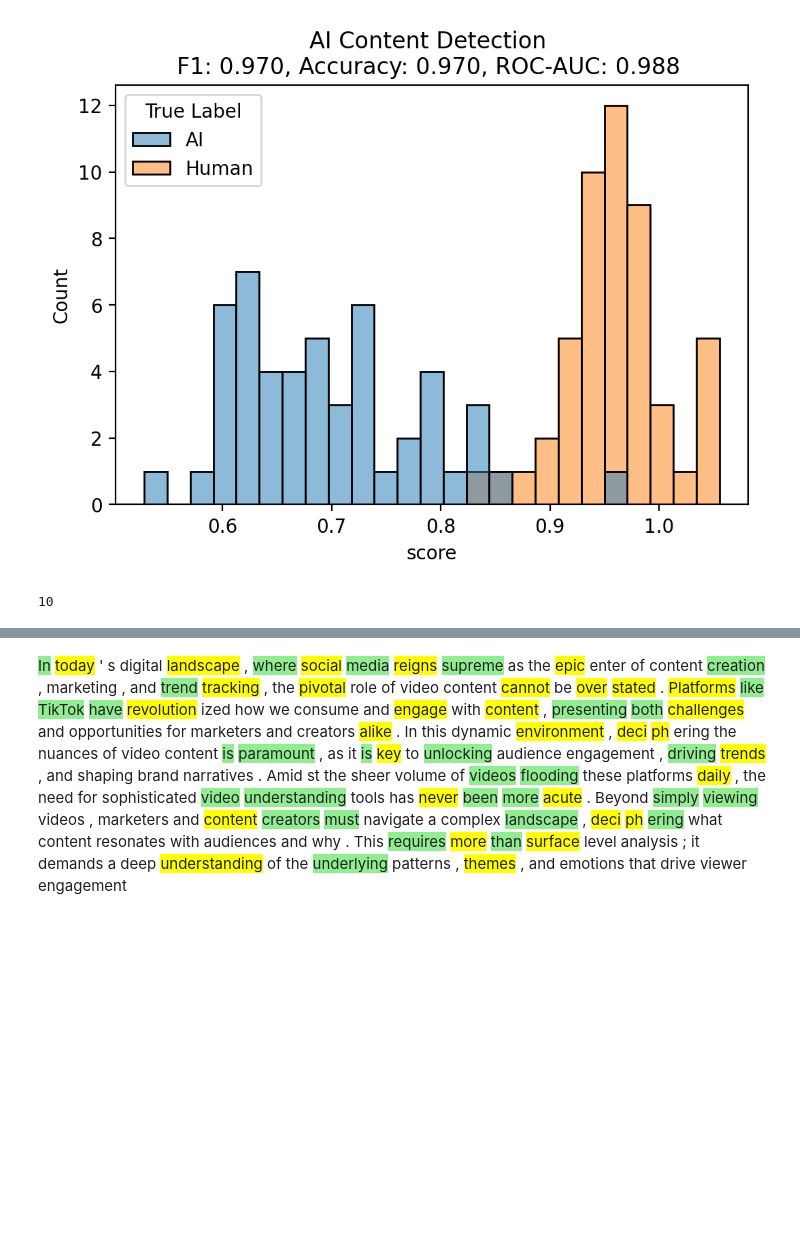
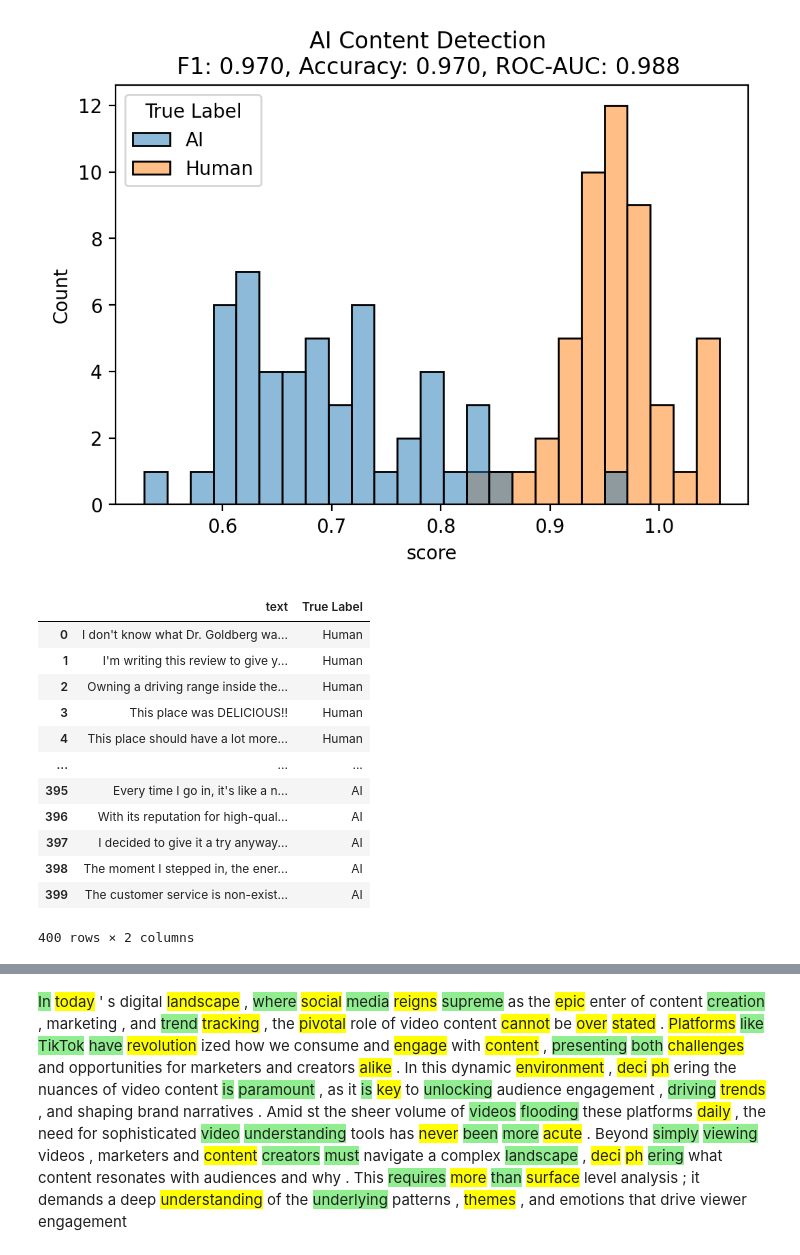
Before and after one commit to wangjing0/ai_detector, a Jupyter notebook: detector.ipynb, the cells around one changed output, grey strips where cells are left out. Cells and saved outputs as stored; diff of their text form; code cells hidden in the pictures; blank space fills up the shorter version.

```diff
--- a/detector.ipynb
+++ b/detector.ipynb
@@ -255,12 +266,3 @@ plt.title(f"AI Content Detection \nF1: {metrics['f1']:.3f}, Accuracy: {metrics['
 plt.show()#plt.savefig('score.png', bbox_inches='tight')
 # %% [output]
 [figure]
-# %%
-import glob, json
-
-filenames = []
-for folder in ['open_orca','cc_news' , 'cnn', 'pubmed']:
-    filenames.extend(glob.glob(f'data/core/{folder}/*.jsonl') )
-len(filenames)
-# %% [output]
-10
@@ -267 +271,22 @@ len(filenames)
+# %%
+with open('data/m4/m4_dataset_raw/yelp_review_2800.json', 'r') as f:
+    data = json.load(f)
+
+df = pandas.DataFrame([{'text': d['start'], 'True Label': "Human"} for d in data][:200] + \
+     [{'text': d['paraphrase_dipper_llm'], 'True Label': "AI"} for d in data if 'paraphrase_dipper_llm' in d][:200] )
+df
+# %% [output]
+|  | text | True Label |
+| 0 | I don't know what Dr. Goldberg wa... | Human |
+| 1 | I'm writing this review to give y... | Human |
+| 2 | Owning a driving range inside the... | Human |
+| 3 | This place was DELICIOUS!! | Human |
+| 4 | This place should have a lot more... | Human |
+| ... | ... | ... |
+| 395 | Every time I go in, it's like a n... | AI |
+| 396 | With its reputation for high-qual... | AI |
+| 397 | I decided to give it a try anyway... | AI |
+| 398 | The moment I stepped in, the ener... | AI |
+| 399 | The customer service is non-exist... | AI |
+400 rows × 2 columns
 # %%
```
Also changed, not shown: parts of 16 cells of this notebook, 1 other file.
